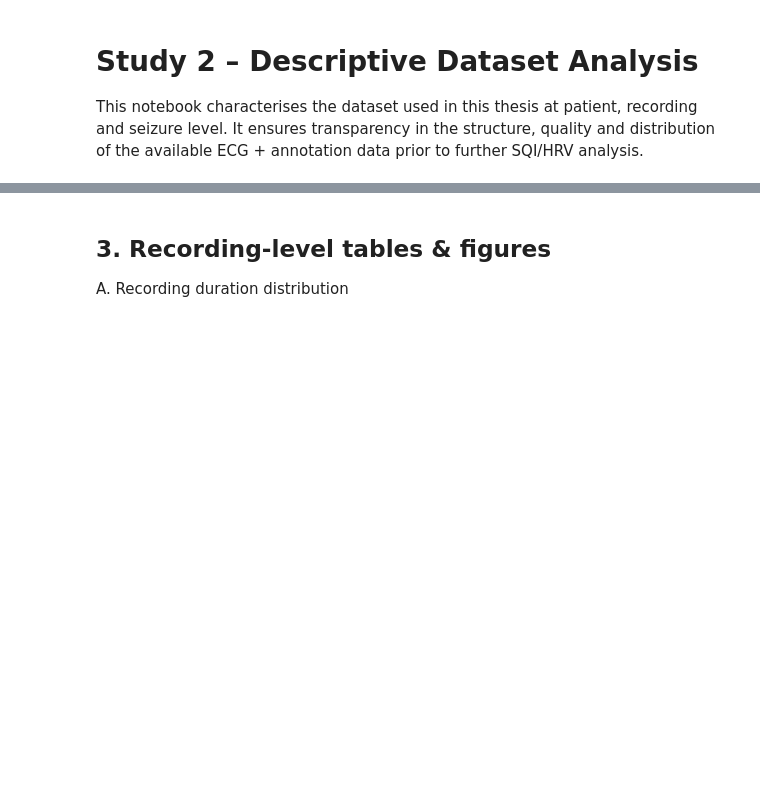
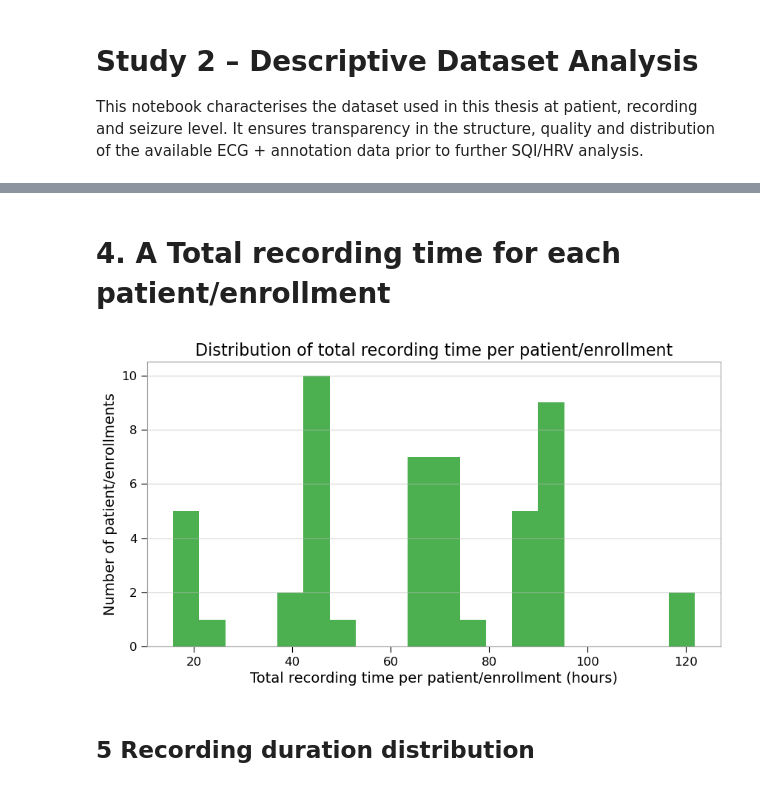
Before and after one commit to AU668208/Epilepsy_MasterThesis, a Jupyter notebook: Study2.ipynb, the cells around one changed output, grey strips where cells are left out. Cells and saved outputs as stored; diff of their text form; code cells hidden in the pictures; blank space fills up the shorter version.

```diff
--- a/Study2.ipynb
+++ b/Study2.ipynb
@@ -73,21 +94,6 @@ ArrowKeyError: No type extension with name arrow.py_extension_type found
 Total hours, number of recordings, number of seizures etc.
 # %%
-summary_rows = []
-patients = sorted(set((r["patient_id"], r["enrollment_id"]) for r in recordings))
+df_patient_summary = build_patient_summary(df_rec, df_evt)
+df_patient_summary
 
-for pid, enr in patients:
-    subset = [r for r in recordings if r["patient_id"] == pid and r["enrollment_id"] == enr]
-    total_hours = sum(r["rec_duration_s"] for r in subset) / 3600
-    num_seiz = sum(len(r["seizure_events"]) for r in subset)
-
-    summary_rows.append({
-        "Patient": pid,
-        "Enrollment": enr if enr else "-",
-        "Recordings": len(subset),
-        "Total hours": total_hours,
-        "Total seizures": num_seiz,
-        "Hours per seizure": total_hours/num_seiz if num_seiz else np.nan,
-    })
-
-df_patient_summary = pd.DataFrame(summary_rows)
-df_patient_summary
+print(df_patient_summary.to_latex(index=False, float_format="%.2f"))
@@ -94,4 +118,20 @@ df_patient_summary
+# %% [markdown]
+# 4. A Total recording time for each patient/enrollment
+# %%
+total_hours_pat = df_patient_summary["Total_hours"]
+
+plt.figure(figsize=(10, 5))
+plt.hist(total_hours_pat, bins=20, color=palette["primary"])
+plt.xlabel("Total recording time per patient/enrollment (hours)")
+plt.ylabel("Number of patient/enrollments")
+plt.title("Distribution of total recording time per patient/enrollment")
+
+ax = plt.gca()
+ax.yaxis.set_major_locator(mtick.MaxNLocator(integer=True))
+
+plt.show()
+# %% [output]
+[figure, added]
 # %% [markdown]
-## 3. Recording-level tables & figures
-A. Recording duration distribution
+## 5 Recording duration distribution
 # %%
```
Also changed, not shown: parts of 29 cells of this notebook, 1 other file.
